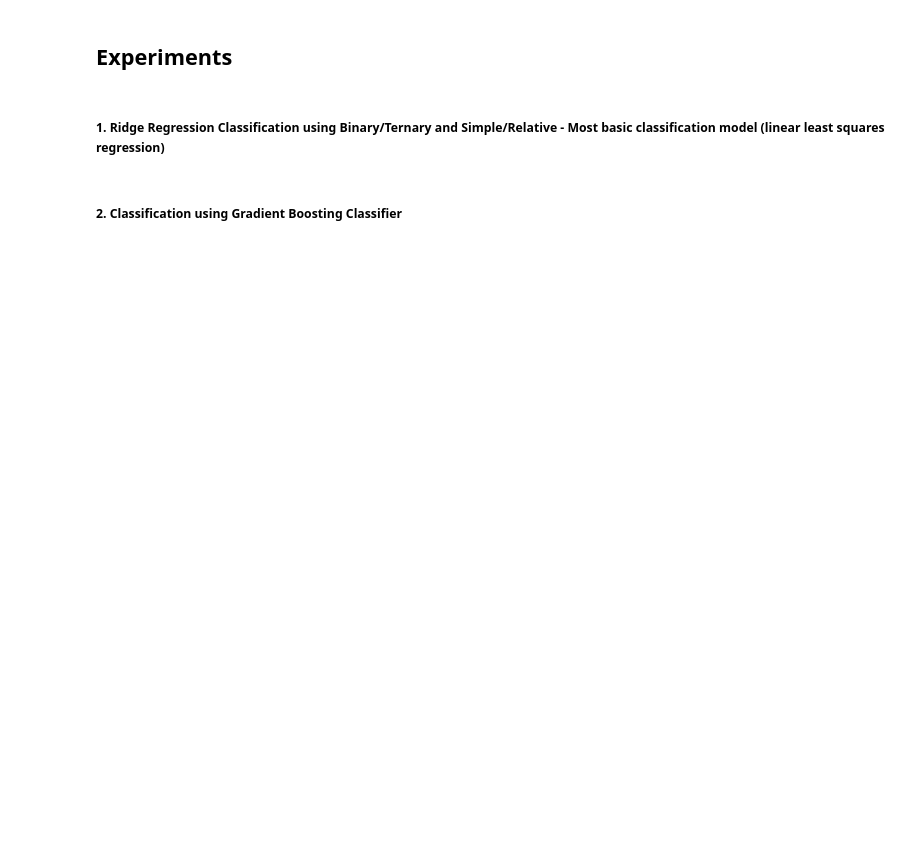
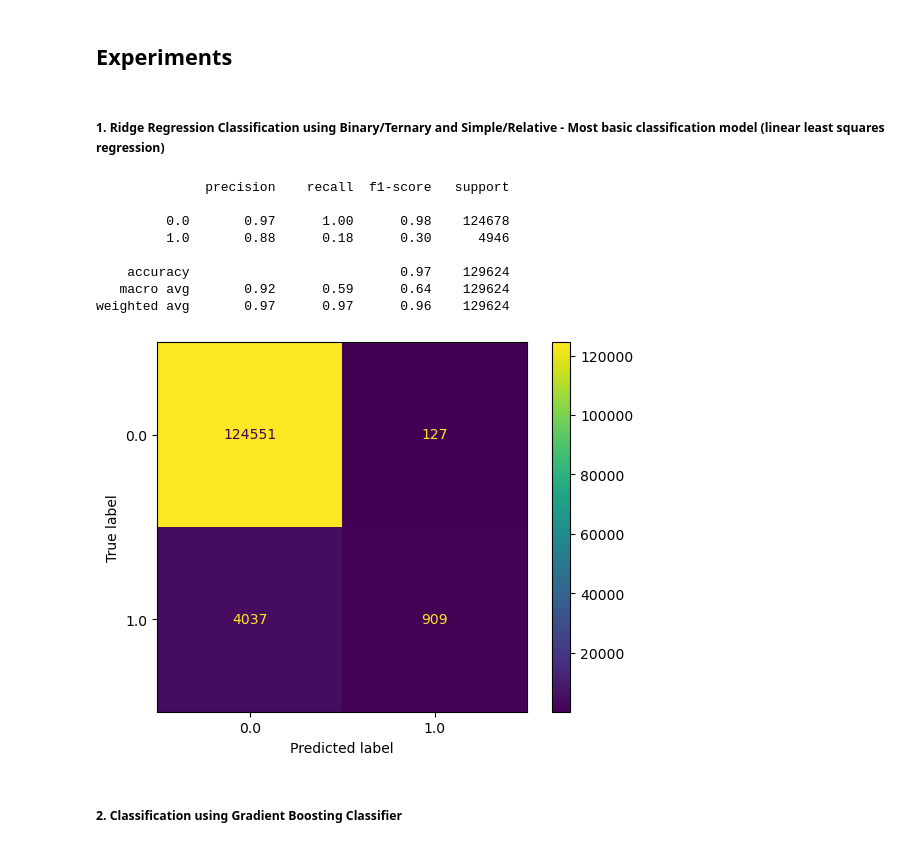
Before and after one commit to atalbanese/dengue_models, a Jupyter notebook: model_code/cat_model_notebook_final.ipynb, the cells around one changed output. Saved outputs shown, nothing was run; the diff lists cells and outputs as text; code cells hidden in the pictures; blank space fills up the shorter version.

```diff
--- a/model_code/cat_model_notebook_final.ipynb
+++ b/model_code/cat_model_notebook_final.ipynb
@@ -129,4 +95,40 @@ ALL_RESULTS = {}
+# %%
+#Dictionary to hold all results
+ALL_RESULTS = {}
+
+#We are going to be exploring case lags 1-4
+LAGS = [1,2,3,4]
+
+#We are also exploring the different cat_fns
+CAT_DICT = get_cat_dict()
+
+#Common vars for experiments
+TRAIN_START = '2005-01-01'
+TRAIN_END = '2018-01-01'
+TEST_END = '2020-01-01'
 # %% [markdown]
 ##### 1. Ridge Regression Classification using Binary/Ternary and Simple/Relative - Most basic classification model (linear least squares regression)
+# %%
+for lag in LAGS:
+    clf = RidgeClassifier()
+    results = run_model(
+        all_data,
+        TRAIN_START,
+        TRAIN_END,
+        TEST_END,
+        clf
+    )
+# %%
+res = classify_results(results['results'])
+# %% [output]
+              precision    recall  f1-score   support
+
+         0.0       0.97      1.00      0.98    124678
+         1.0       0.88      0.18      0.30      4946
+
+    accuracy                           0.97    129624
+   macro avg       0.92      0.59      0.64    129624
+weighted avg       0.97      0.97      0.96    129624
+[figure, added]
 # %% [markdown]
 ##### 2. Classification using Gradient Boosting Classifier
```
Also changed, not shown: parts of 5 cells of this notebook, 2 other files.
